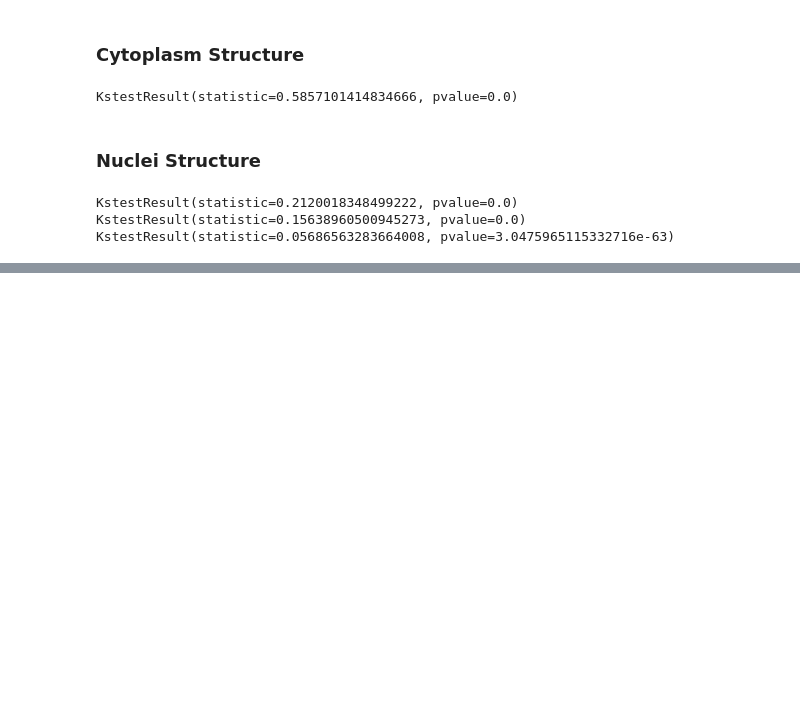
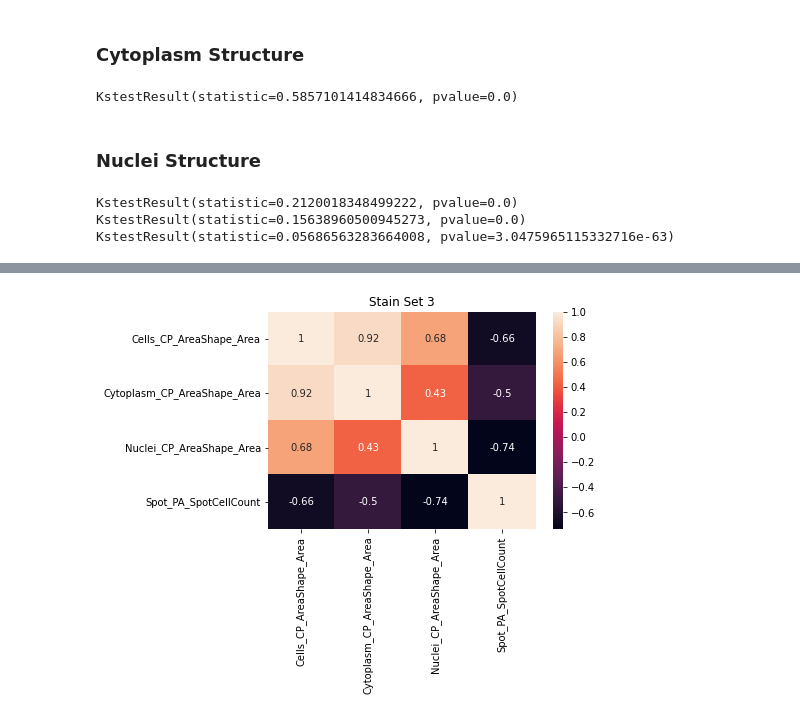
Before and after one commit to unique-subedi/microenvironment-microarrays, a Jupyter notebook: 604_project1.ipynb, the cells around one changed output, grey strips where cells are left out. Drawn from its saved outputs; the diff is of its cells as text; code cells hidden in the pictures; blank space fills up the shorter version.

```diff
--- a/604_project1.ipynb
+++ b/604_project1.ipynb
@@ -495,0 +397,6 @@ KstestResult(statistic=0.05686563283664008, pvalue=3.0475965115332716e-63)
+# %%
+sns.heatmap(stain3.loc[:, ["Cells_CP_AreaShape_Area", "Cytoplasm_CP_AreaShape_Area", "Nuclei_CP_AreaShape_Area", "Spot_PA_SpotCellCount"]].corr(method = "spearman"), annot = True)
+plt.title("Stain Set 3")
+plt.savefig("corr3", bbox_inches = "tight")
+# %% [output]
+[figure, added]
```
Also changed, not shown: parts of 50 cells of this notebook.
